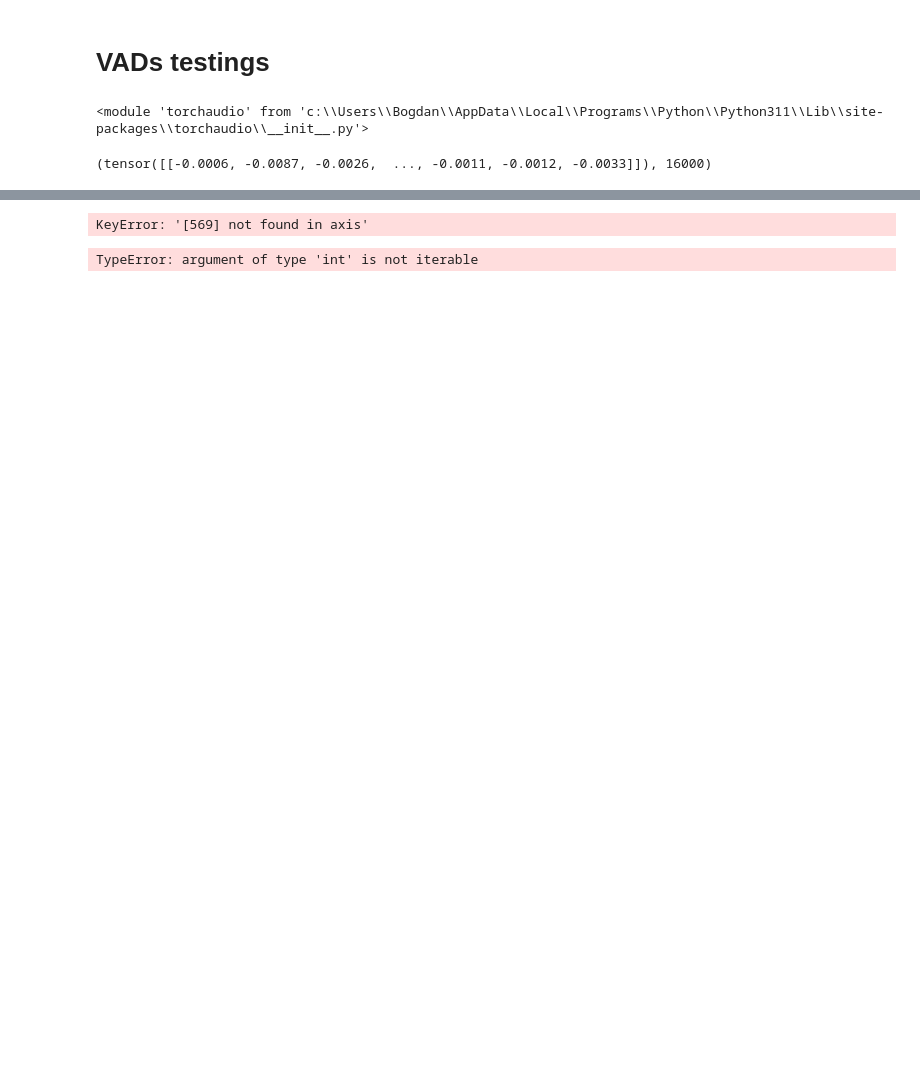
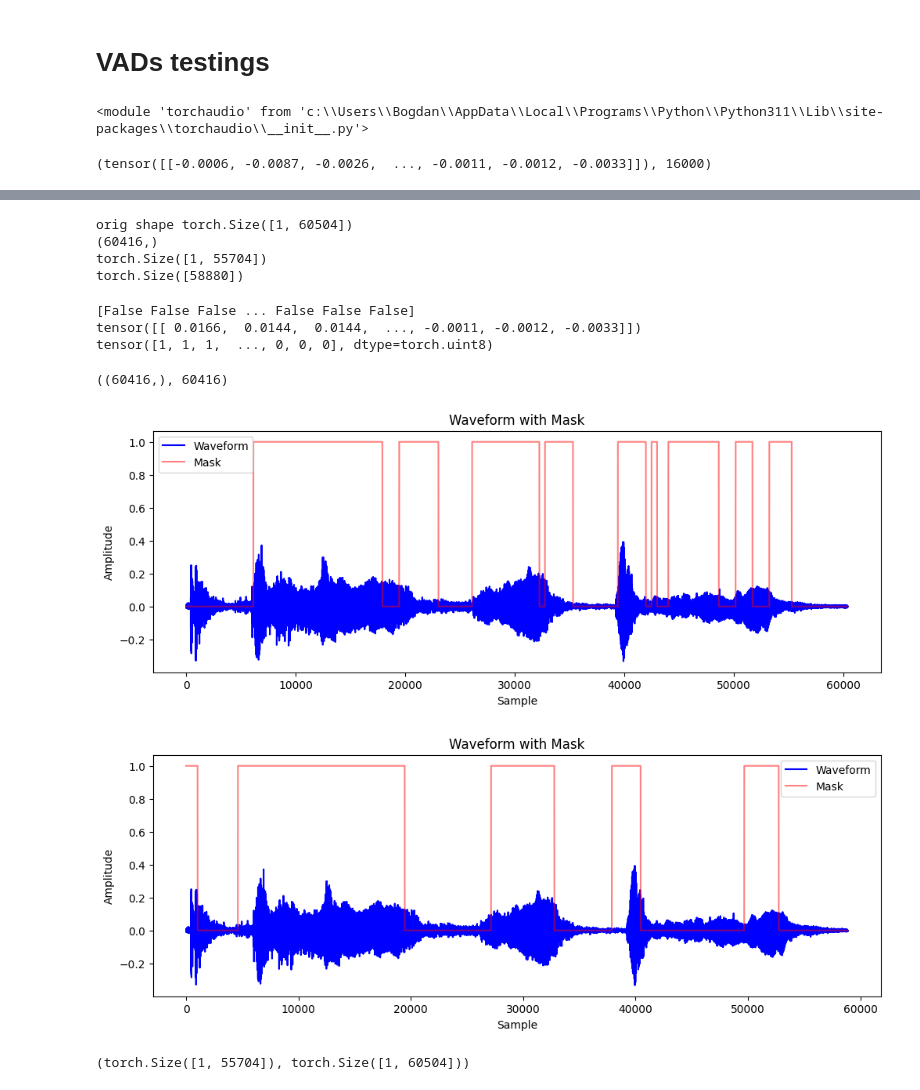
Before and after one commit to crazy-historian/speech_enhancement, a Jupyter notebook: VAD_testing/vad.ipynb, the cells around one changed output, grey strips where cells are left out. Cells and saved outputs as stored; diff of their text form; code cells hidden in the pictures; blank space fills up the shorter version.

```diff
--- a/VAD_testing/vad.ipynb
+++ b/VAD_testing/vad.ipynb
@@ -296,12 +250,48 @@ data.head(3)
-# %%
-data_girls = data[data["Пол"] == "жен"]
-d2 = data_girls["Рост, см"]
-d2 = d2.drop([569])
-# %% [output]
-KeyError: '[569] not found in axis'
-# %%
-for i, d in enumerate(data_girls["Рост, см"]):
-    if 'осв' in d:
-        print(i)
-# %% [output]
-TypeError: argument of type 'int' is not iterable
+# %%
+print('orig shape', original.shape)
+for i in processed_list:
+    print(i.shape)
+# %% [output]
+orig shape torch.Size([1, 60504])
+(60416,)
+torch.Size([1, 55704])
+torch.Size([58880])
+# %%
+print(processed_silero, processed_torchaudio, processed_librosa, sep='\n')
+# все кроме торчаудио это маски
+# %% [output]
+[False False False ... False False False]
+tensor([[ 0.0166,  0.0144,  0.0144,  ..., -0.0011, -0.0012, -0.0033]])
+tensor([1, 1, 1,  ..., 0, 0, 0], dtype=torch.uint8)
+# %%
+processed_silero.shape, sum(processed_silero)
+# %% [output]
+((60416,), 60416)
+# %%
+def plot_waveform_with_mask(waveform, mask, sample_rate=16000):
+    plt.figure(figsize=(12, 4))
+
+    # Рисуем волновую форму
+    time = range(len(waveform))
+    plt.plot(time, waveform, label='Waveform', color='blue')
+
+    # Наносим маску
+    plt.plot(time, mask, label='Mask', color='red', alpha=0.5)
+
+    # Оформление графика
+    plt.title("Waveform with Mask")
+    plt.xlabel("Sample")
+    plt.ylabel("Amplitude")
+    plt.legend()
+    plt.show()
+
+
+plot_waveform_with_mask(original.view(-1)[:len(processed_silero)], processed_silero)
+plot_waveform_with_mask(original.view(-1)[:len(processed_librosa)], processed_librosa)
+# %% [output]
+[figure, added]
+[figure, added]
+# %%
+processed_torchaudio.shape, original.shape
+# %% [output]
+(torch.Size([1, 55704]), torch.Size([1, 60504]))
```
Also changed, not shown: parts of 13 cells of this notebook.
